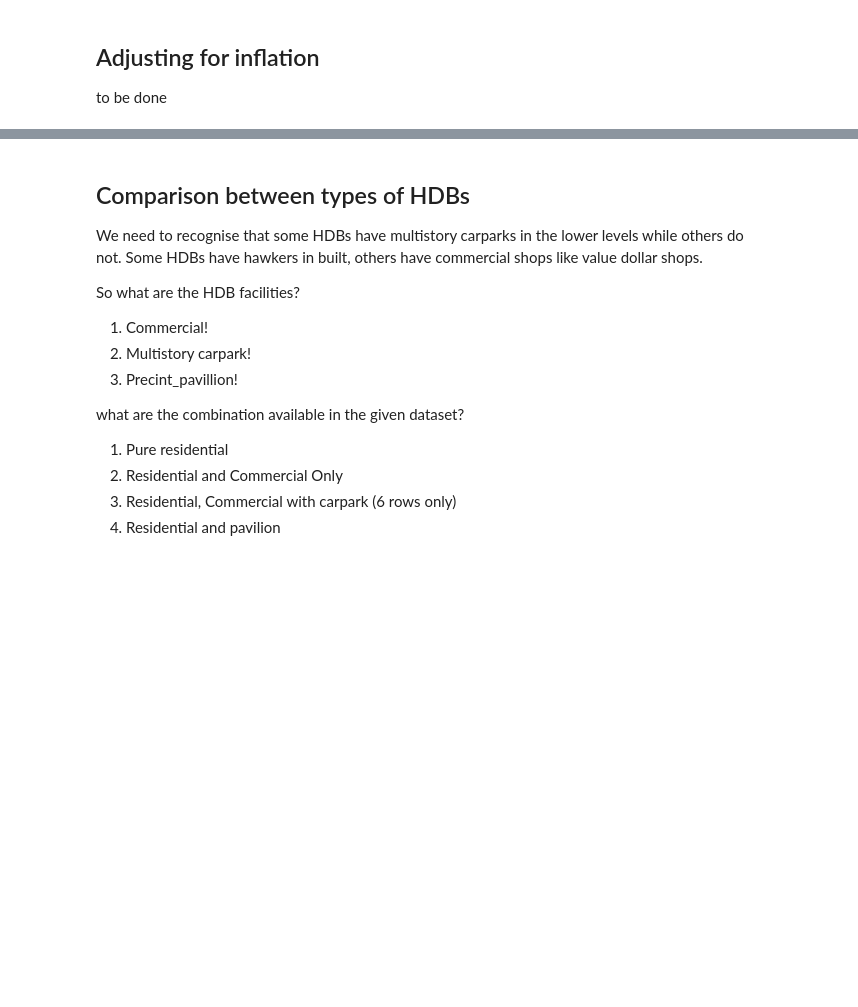
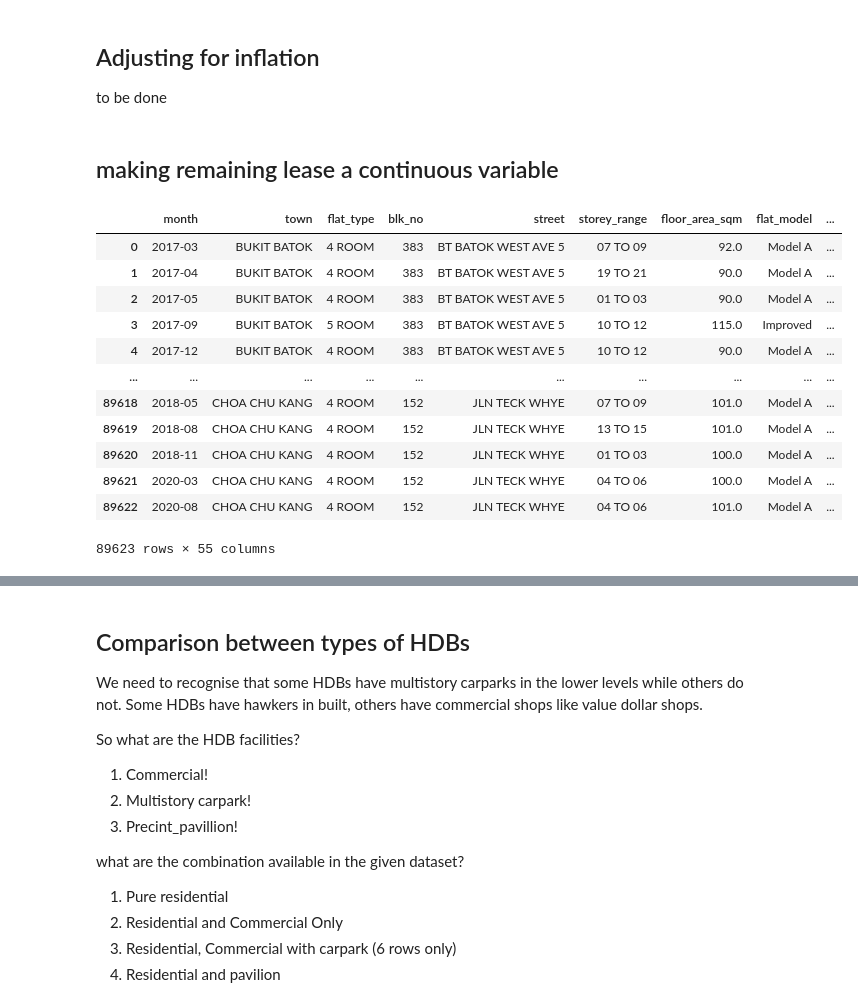
Before and after one commit to S-Samiksha/Urban_Economics, a Jupyter notebook: Final Analysis/Final Analysis.ipynb, the cells around one changed output, grey strips where cells are left out. Drawn from its saved outputs; the diff is of its cells as text; code cells hidden in the pictures; blank space fills up the shorter version.

Commit message:
remaining lease, tidying up

```diff
--- a/Final Analysis/Final Analysis.ipynb
+++ b/Final Analysis/Final Analysis.ipynb
@@ -34,7 +78,8 @@ combined.columns
 #        'BusStopCode','Description', 'Latitude', 'Longitude',
 #        'UpDown', 'LeftRight', 'RoadName', 'line', 'MRT_ID'], axis=1)
 # %%
-combined = combined.drop(['no','Unnamed: 0','Unnamed: 0.1','lat_hdb','lng_hdb','lng_mrt', 'lat_mrt', 'MRT_ID'], axis=1)
+combined = combined.drop(['no','Unnamed: 0','Unnamed: 0.1','lat_hdb','lng_hdb','lng_mrt', 'lat_mrt', 'MRT_ID', ], axis=1)
+combined = combined.rename(columns = {'line': 'mrt_line', 'distance': 'hdb_bus_dist'})
 # %% [markdown]
 ## Adjusting for inflation
 to be done
@@ -58,3 +103,29 @@ def adjustment(oldprice, date):
 
 combined['real_price'] = combined.apply(lambda row: adjustment(row.resale_price, row.month), axis=1)
 combined['real_price_persqm'] = combined.apply(lambda row: adjustment(row.sgd_persqm, row.month), axis=1)
+# %% [markdown]
+## making remaining lease a continuous variable
+# %%
+def conversion(remaining):
+    total = float(remaining[:2])
+    if len(remaining)>10:
+        total += float(remaining[9:11])/12.0
+    return total
+
+
+combined['lease_remaining'] = combined.apply(lambda row: conversion(row.remaining_lease), axis=1)
+combined
+# %% [output]
+|  | month | town | flat_type | blk_no | street | storey_range | floor_area_sqm | flat_model | ... |
+| 0 | 2017-03 | BUKIT BATOK | 4 ROOM | 383 | BT BATOK WEST AVE 5 | 07 TO 09 | 92.0 | Model A | ... |
+| 1 | 2017-04 | BUKIT BATOK | 4 ROOM | 383 | BT BATOK WEST AVE 5 | 19 TO 21 | 90.0 | Model A | ... |
+| 2 | 2017-05 | BUKIT BATOK | 4 ROOM | 383 | BT BATOK WEST AVE 5 | 01 TO 03 | 90.0 | Model A | ... |
+| 3 | 2017-09 | BUKIT BATOK | 5 ROOM | 383 | BT BATOK WEST AVE 5 | 10 TO 12 | 115.0 | Improved | ... |
+| 4 | 2017-12 | BUKIT BATOK | 4 ROOM | 383 | BT BATOK WEST AVE 5 | 10 TO 12 | 90.0 | Model A | ... |
+| ... | ... | ... | ... | ... | ... | ... | ... | ... | ... |
+| 89618 | 2018-05 | CHOA CHU KANG | 4 ROOM | 152 | JLN TECK WHYE | 07 TO 09 | 101.0 | Model A | ... |
+| 89619 | 2018-08 | CHOA CHU KANG | 4 ROOM | 152 | JLN TECK WHYE | 13 TO 15 | 101.0 | Model A | ... |
+| 89620 | 2018-11 | CHOA CHU KANG | 4 ROOM | 152 | JLN TECK WHYE | 01 TO 03 | 100.0 | Model A | ... |
+| 89621 | 2020-03 | CHOA CHU KANG | 4 ROOM | 152 | JLN TECK WHYE | 04 TO 06 | 100.0 | Model A | ... |
+| 89622 | 2020-08 | CHOA CHU KANG | 4 ROOM | 152 | JLN TECK WHYE | 04 TO 06 | 101.0 | Model A | ... |
+89623 rows × 55 columns
```
Also changed, not shown: parts of 9 cells of this notebook, 1 other file.
